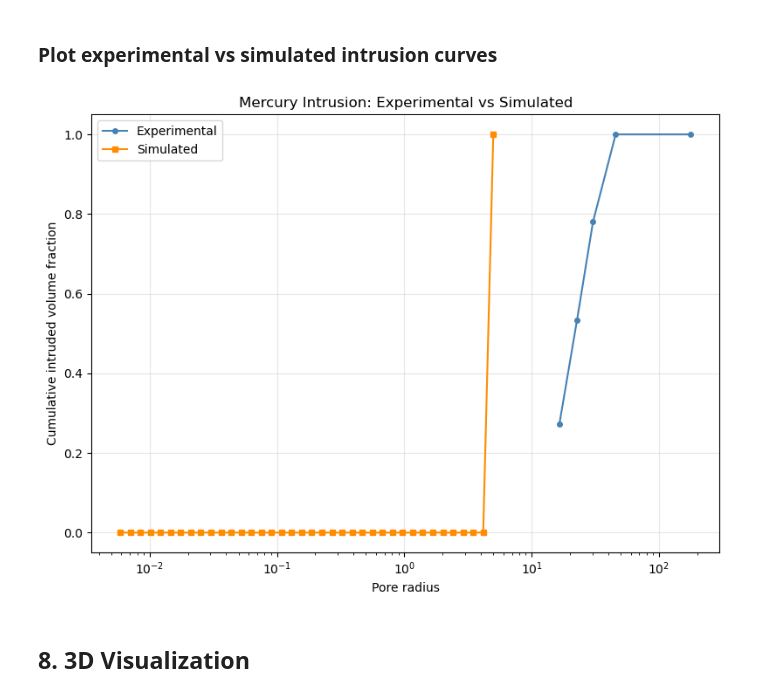
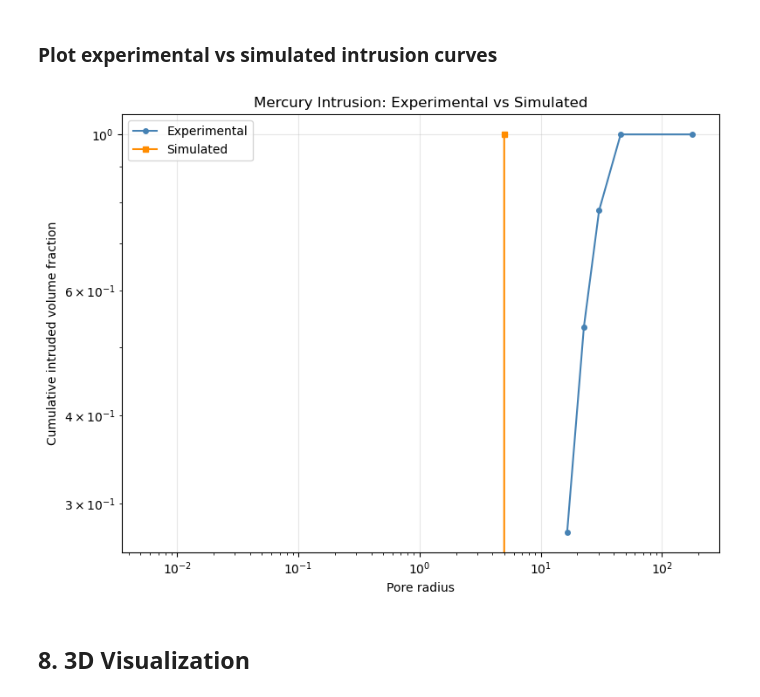
Before and after one commit to jerome-lux/pnm, a Jupyter notebook: examples/PNM-generation.ipynb, the cells around one changed output. Saved outputs shown, nothing was run; the diff lists cells and outputs as text; code cells hidden in the pictures.

```diff
--- a/examples/PNM-generation.ipynb
+++ b/examples/PNM-generation.ipynb
@@ -417,28 +465,29 @@ Intrusion fraction: 1.0000
 # %%
 # Experimental intrusion: volume vs diameter (convert diameter -> radius)
 exp_radii = diameters_f / 2.0
 exp_cum_vol = np.cumsum(volumes_f) / volumes_f.sum()
 
 # Simulated intrusion: Dlist contains diameters, convert to radius
 sim_radii = np.array(Dlist[::-1]) / 2.0  # reverse order (smallest first)
 sim_cum_vol = np.cumsum(np.array(vint[::-1])) / total_void
 
 fig, ax = plt.subplots(figsize=(8, 6))
 
 ax.plot(exp_radii, exp_cum_vol, 'o-', label='Experimental', color='steelblue', markersize=4)
 ax.plot(sim_radii, sim_cum_vol, 's-', label='Simulated', color='darkorange', markersize=4)
 
 ax.set_xlabel('Pore radius')
 ax.set_ylabel('Cumulative intruded volume fraction')
 ax.set_title('Mercury Intrusion: Experimental vs Simulated')
 ax.legend()
 ax.grid(True, alpha=0.3)
 ax.set_xscale('log')
+ax.set_yscale('log')
 
 plt.tight_layout()
 plt.show()
 # %% [output]
-[figure, old version]
+[figure, new version]
 # %% [markdown]
 ## 8. 3D Visualization
 # %% [markdown]
```
Also changed, not shown: parts of 6 cells of this notebook.
